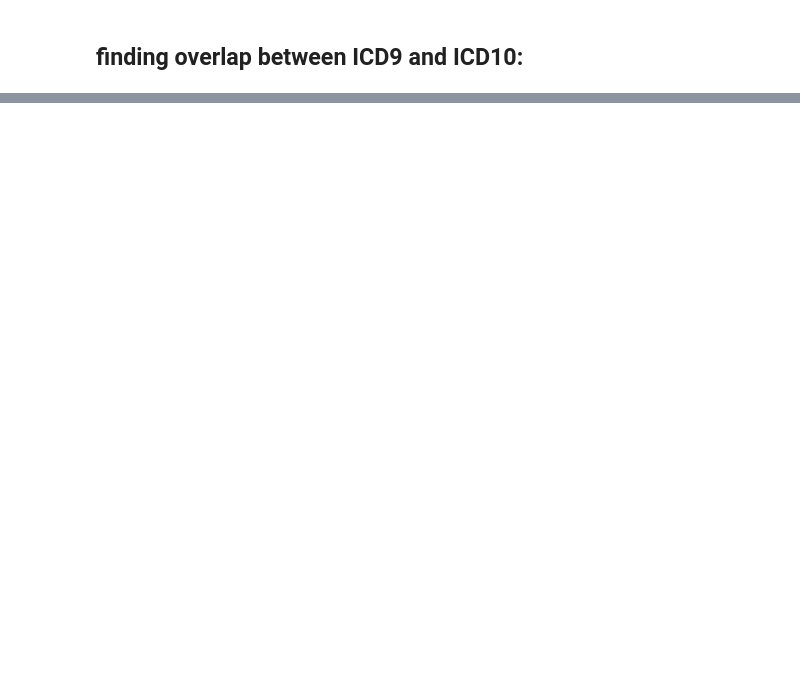
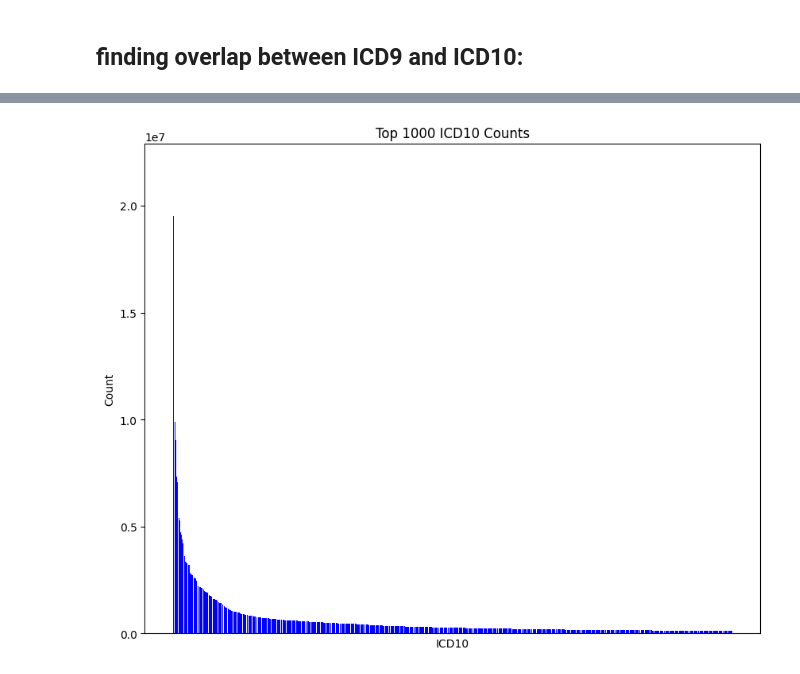
Before and after one commit to ahmadrezarm/MedSynth, a Jupyter notebook: code/IQVIA_analysis.ipynb, the cells around one changed output, grey strips where cells are left out. Saved outputs shown, nothing was run; the diff lists cells and outputs as text; code cells hidden in the pictures; blank space fills up the shorter version.

```diff
--- a/code/IQVIA_analysis.ipynb
+++ b/code/IQVIA_analysis.ipynb
@@ -356,0 +221,9 @@ icd_10_wit_V
+# %%
+# reshaping
+
+reshaped_overlap_df = overlap_df.pivot(index='dx_cd', columns='diag_vers_typ_id', values='diagnosis_desc')
+
+# Rename columns for clarity
+reshaped_overlap_df.columns = ['ICD9', 'ICD10']  # Assuming '1' corresponds to 'ICD9' and '2' to 'ICD10'
+
+reshaped_overlap_df
@@ -356,0 +257,7 @@ icd_10_wit_V
+# %%
+# Step 1: Extract values from the first column of reshaped_overlap_df
+values_to_filter = reshaped_overlap_df.index.unique()
+
+duplicates= df_all[df_all.iloc[:, 1].isin(values_to_filter)]
+
+duplicates
@@ -356,0 +278,10 @@ icd_10_wit_V
+# %%
+# get the ones with no duplicate:
+
+mask = ~df_all.iloc[:, 1].isin(duplicates.iloc[:, 1])
+filtered_df = df_all[mask]
+filtered_df.reset_index(inplace=True, drop=True)
+filtered_df.columns = ["Count", "ICD10", "ICD10_desc"]
+# %%
+# sort:
+filtered_df.sort_values(by='Count', ascending=False, inplace=True)
@@ -356,0 +318,21 @@ icd_10_wit_V
+# %%
+# Select the top 1000 rows
+top_1000 = filtered_df.head(1000)
+
+# Step 3: Create a bar chart
+plt.figure(figsize=(10, 8))  # Set the figure size as desired
+plt.bar(top_1000['ICD10'], top_1000['Count'], color='blue')  # You can customize the color
+
+# Setting labels and title
+plt.xlabel('ICD10')
+plt.ylabel('Count')
+plt.title('Top 1000 ICD10 Counts')
+
+# Rotate x-axis labels if needed and then hide them
+plt.xticks(rotation=90)  # Rotate labels for better readability
+plt.tick_params(axis='x', which='both', bottom=False, top=False, labelbottom=False)  # Hide x labels
+
+# Show the plot
+plt.show()
+# %% [output]
+[figure, added]
```
Also changed, not shown: parts of 30 cells of this notebook, 22 other files.
